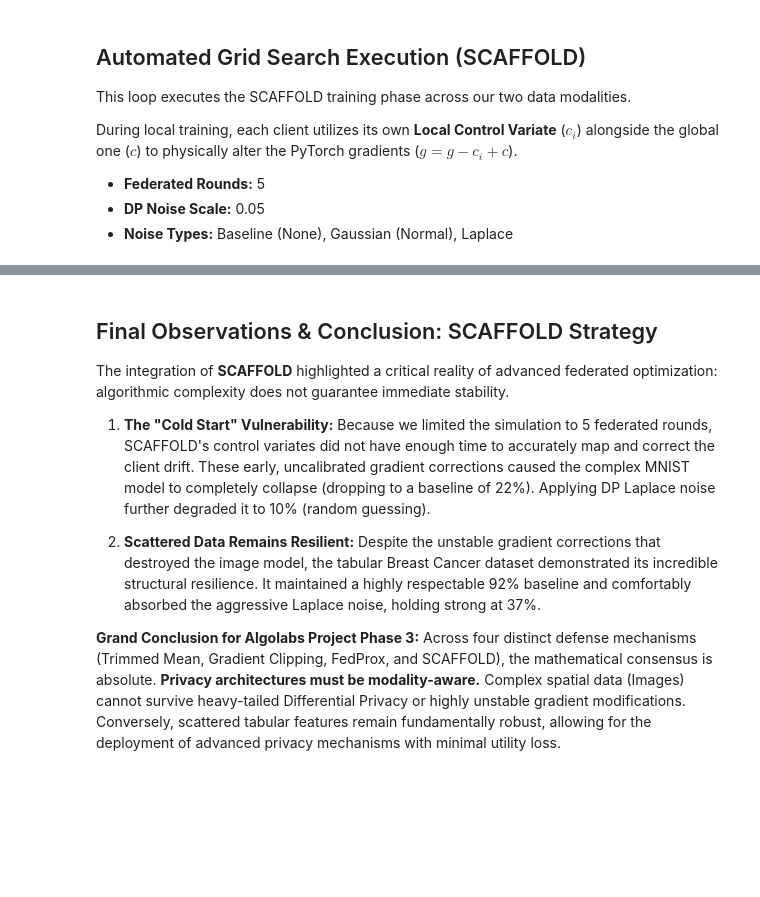
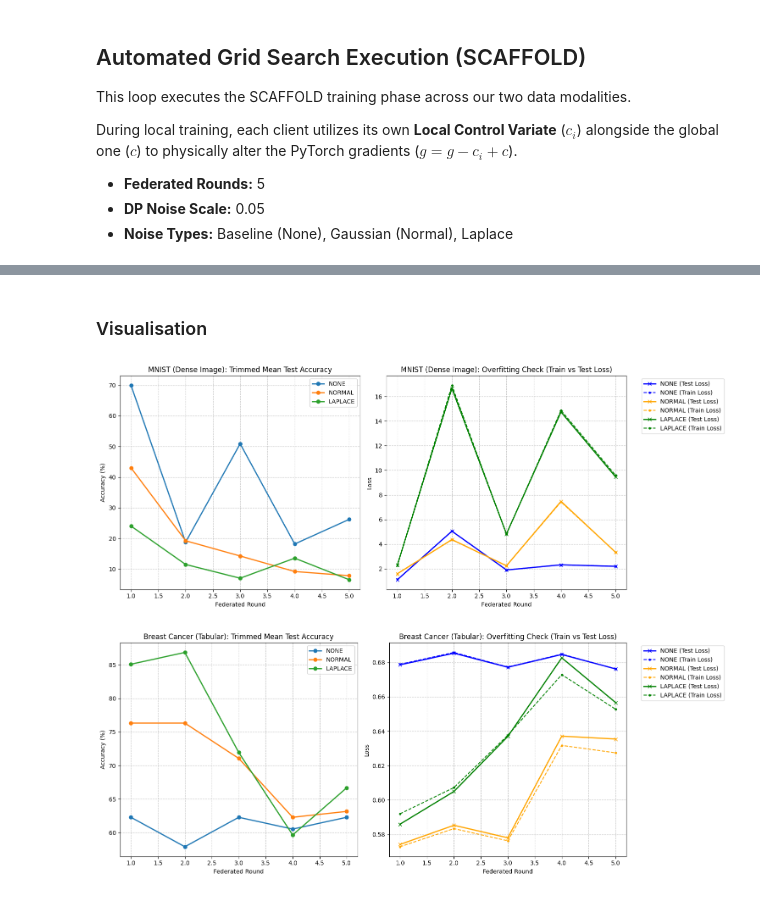
Before and after one commit to Sagnik-Chowdhury/Federated-Learning-1, a Jupyter notebook: Scaffolding.ipynb, the cells around one changed output, grey strips where cells are left out. Drawn from its saved outputs; the diff is of its cells as text; code cells hidden in the pictures; blank space fills up the shorter version.

```diff
--- a/Scaffolding.ipynb
+++ b/Scaffolding.ipynb
@@ -170,4 +172,18 @@ During local training, each client utilizes its own **Local Control Variate** ($
 * **Federated Rounds:** 5
 * **DP Noise Scale:** 0.05
 * **Noise Types:** Baseline (None), Gaussian (Normal), Laplace
+# %%
+datasets_to_test = ['mnist', 'tabular']
+noise_types_to_test = ['none', 'normal', 'laplace']
+NOISE_SCALE = 0.05
+federated_rounds = 5
+epochs_per_round = 1
+
+experiment_results = {'mnist': {}, 'tabular': {}}
+history = {
+    'mnist': {n: {'test_acc': [], 'test_loss': [], 'train_loss': []} for n in noise_types_to_test},
+    'tabular': {n: {'test_acc': [], 'test_loss': [], 'train_loss': []} for n in noise_types_to_test}
+}
+
+criterion_eval = nn.CrossEntropyLoss()
 # %%
@@ -311,12 +336,46 @@ Breast Cancer (Scattered)         92.982456          92.105263  37.719298
 ==================================================
-# %% [markdown]
-## Final Observations & Conclusion: SCAFFOLD Strategy
-
-The integration of **SCAFFOLD** highlighted a critical reality of advanced federated optimization: algorithmic complexity does not guarantee immediate stability.
-
-1. **The "Cold Start" Vulnerability:** Because we limited the simulation to 5 federated rounds, SCAFFOLD's control variates did not have enough time to accurately map and correct the client drift. These early, uncalibrated gradient corrections caused the complex MNIST model to completely collapse (dropping to a baseline of 22%). Applying DP Laplace noise further degraded it to 10% (random guessing).
-
-2. **Scattered Data Remains Resilient:** Despite the unstable gradient corrections that destroyed the image model, the tabular Breast Cancer dataset demonstrated its incredible structural resilience. It maintained a highly respectable 92% baseline and comfortably absorbed the aggressive Laplace noise, holding strong at 37%.
-
-**Grand Conclusion for Algolabs Project Phase 3:**
-Across four distinct defense mechanisms (Trimmed Mean, Gradient Clipping, FedProx, and SCAFFOLD), the mathematical consensus is absolute. **Privacy architectures must be modality-aware.** Complex spatial data (Images) cannot survive heavy-tailed Differential Privacy or highly unstable gradient modifications. Conversely, scattered tabular features remain fundamentally robust, allowing for the deployment of advanced privacy mechanisms with minimal utility loss.
+# %% [markdown]
+### Visualisation
+# %%
+for dataset in datasets_to_test:
+    dataset_name = "MNIST (Dense Image)" if dataset == 'mnist' else "Breast Cancer (Tabular)"
+
+    plt.figure(figsize=(15, 6))
+
+    # --- Subplot 1: Test Accuracy ---
+    plt.subplot(1, 2, 1)
+    for noise in noise_types_to_test:
+        plt.plot(range(1, federated_rounds + 1), history[dataset][noise]['test_acc'],
+                 marker='o', linewidth=2, label=f"{noise.upper()}")
+    plt.title(f'{dataset_name}: Trimmed Mean Test Accuracy')
+    plt.xlabel('Federated Round')
+    plt.ylabel('Accuracy (%)')
+    plt.grid(True, linestyle='--', alpha=0.7)
+    plt.legend()
+
+    # --- Subplot 2: Train vs Test Loss (Overfitting Check) ---
+    plt.subplot(1, 2, 2)
+    colors = {'none': 'blue', 'normal': 'orange', 'laplace': 'green'}
+
+    for noise in noise_types_to_test:
+        c = colors[noise]
+        # Plot Test Loss (Solid Line)
+        plt.plot(range(1, federated_rounds + 1), history[dataset][noise]['test_loss'],
+                 marker='x', linestyle='-', linewidth=2, color=c, label=f"{noise.upper()} (Test Loss)")
+        # Plot Train Loss (Dashed Line)
+        plt.plot(range(1, federated_rounds + 1), history[dataset][noise]['train_loss'],
+                 marker='.', linestyle='--', linewidth=1.5, color=c, label=f"{noise.upper()} (Train Loss)")
+
+    plt.title(f'{dataset_name}: Overfitting Check (Train vs Test Loss)')
+    plt.xlabel('Federated Round')
+    plt.ylabel('Loss')
+    plt.grid(True, linestyle='--', alpha=0.7)
+
+    # Move legend outside the plot so it doesn't cover the lines
+    plt.legend(bbox_to_anchor=(1.05, 1), loc='upper left')
+
+    plt.tight_layout()
+    plt.show()
+# %% [output]
+[figure, added]
+[figure, added]
```
Also changed, not shown: parts of 6 cells of this notebook.
